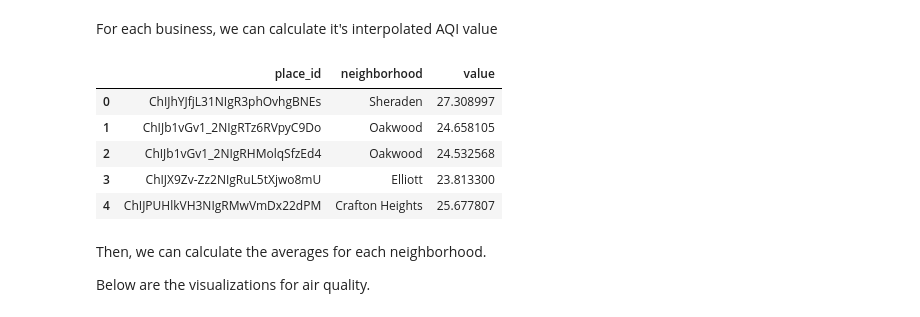
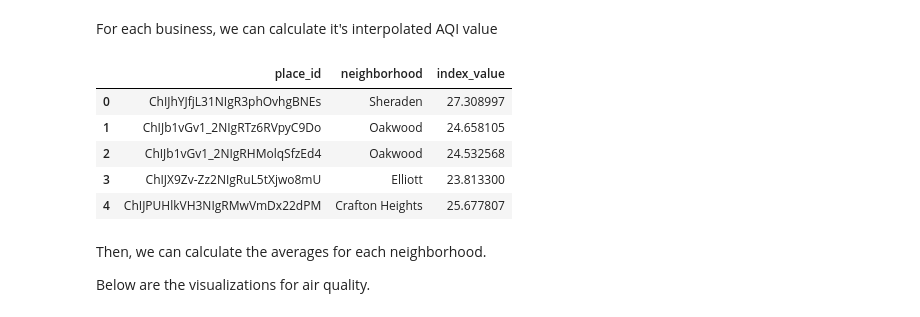
Before and after one commit to Bejofo/CMPINFO_0010_Final_Project, a Jupyter notebook: notebooks/Jason.ipynb, the cells around one changed output. Saved outputs shown, nothing was run; the diff lists cells and outputs as text; code cells hidden in the pictures.

```diff
--- a/notebooks/Jason.ipynb
+++ b/notebooks/Jason.ipynb
@@ -577,10 +573,12 @@ air_quality[["site_name", "latitude", "longitude", "index_value"]].head()
 # %% [markdown]
 These values are used along with the latitude and longitude of each sensor to generate a linear interpolator. It can take a set of coordinates and return an aproximation of what the AQI would be at that location.
 # %%
+from scipy.interpolate import LinearNDInterpolator
+
 longitude = air_quality["longitude"]
 latitude = air_quality["latitude"]
-value = air_quality["index_value"]
-model = LinearNDInterpolator(list(zip(longitude, latitude)), value)
+aqi_value = air_quality["index_value"]
+model = LinearNDInterpolator(list(zip(longitude, latitude)), aqi_value)
 # %% [markdown]
 The code below generates a visual to show the interpolation. Ligther colors are better since there is a lower AQI value.
 # %%
@@ -612,30 +610,30 @@ For each business, we can calculate it's interpolated AQI value
 # %%
 import csv
 
 # Calculate AQI for each business
 output = []
 
 with open("../datasets/business_list/business_list.csv", "r", encoding="utf-8-sig") as business_data:
     business_list = csv.DictReader(business_data)
 
     for business in business_list:
         place_id = business["place_id"]
         neighborhood = business["neighborhood"]
         lng = float(business["longitude"])
         lat = float(business["latitude"])
         aqi = model(lng, lat)
 
         output.append([place_id, neighborhood, aqi])
 
 # write to csv
 with open("../datasets/air_quality/air_quality.csv", "w", encoding="utf-8-sig", newline="") as csv_out:
     csv_writer = csv.writer(csv_out)
-    csv_writer.writerow(["place_id", "neighborhood", "value"])
+    csv_writer.writerow(["place_id", "neighborhood", "index_value"])
     csv_writer.writerows(output)
 
 pandas.read_csv("../datasets/air_quality/air_quality.csv").head()
 # %% [output]
-|  | place_id | neighborhood | value |
+|  | place_id | neighborhood | index_value |
 | 0 | ChIJhYJfjL31NIgR3phOvhgBNEs | Sheraden | 27.308997 |
 | 1 | ChIJb1vGv1_2NIgRTz6RVpyC9Do | Oakwood | 24.658105 |
 | 2 | ChIJb1vGv1_2NIgRHMolqSfzEd4 | Oakwood | 24.532568 |
```
Also changed, not shown: parts of 11 cells of this notebook, 7 other files.
